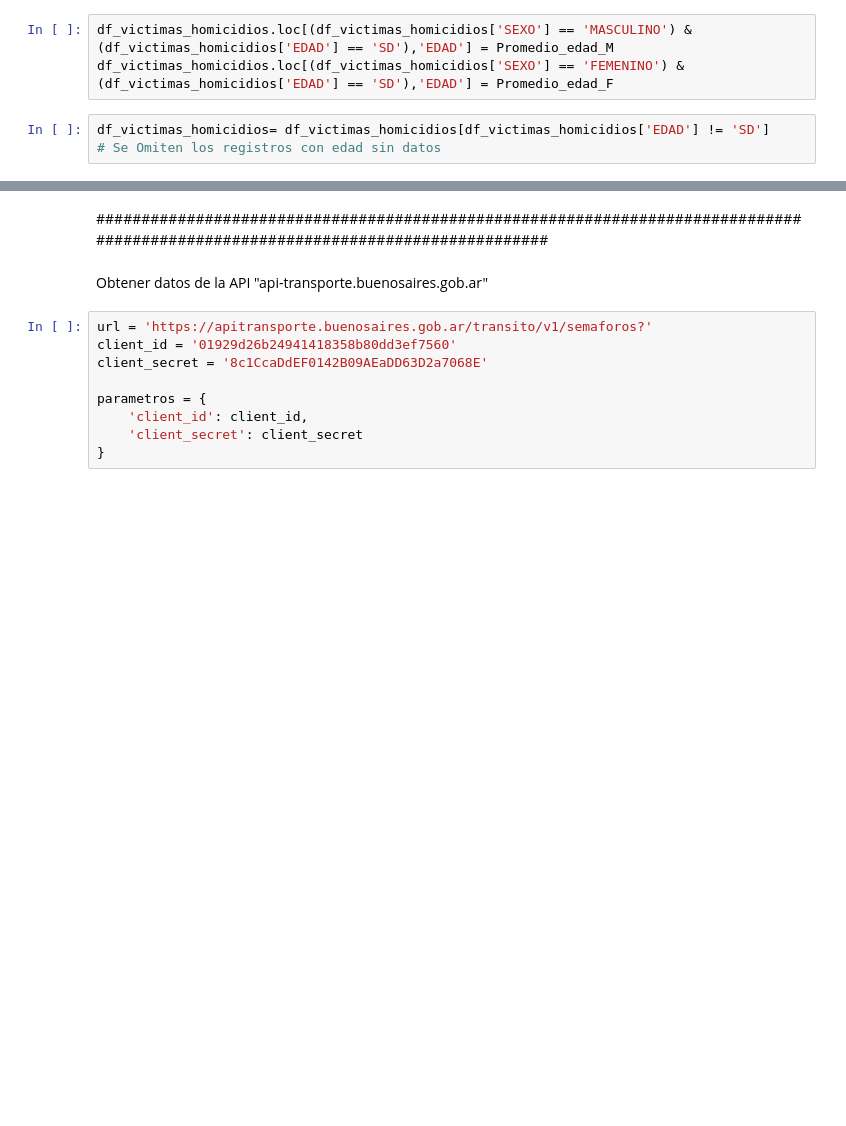
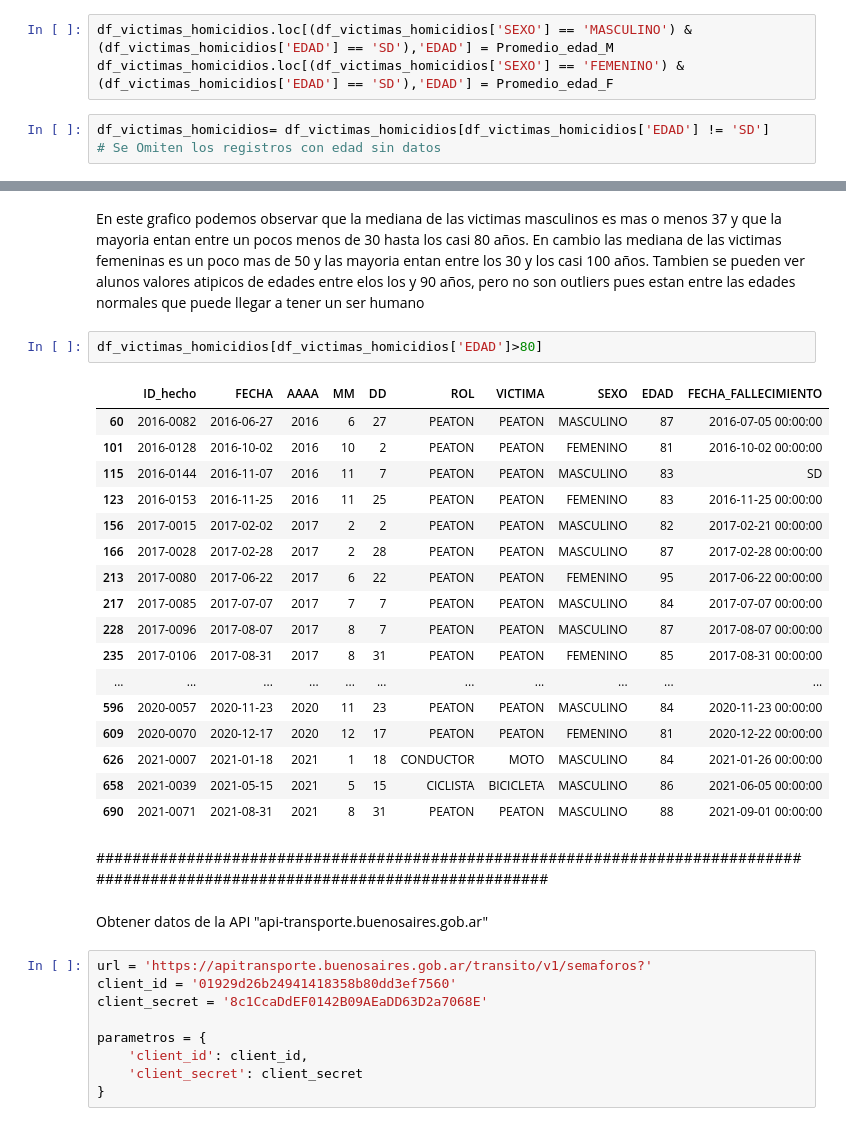
Before and after one commit to nelvinvelazco/henry-PI-SiniestrosViales, a Jupyter notebook: EDA.ipynb, the cells around one changed output, grey strips where cells are left out. Drawn from its saved outputs; the diff is of its cells as text; blank space fills up the shorter version.

```diff
--- a/EDA.ipynb
+++ b/EDA.ipynb
@@ -215,3 +226,25 @@ memory usage: 61.1+ KB
+# %% [markdown]
+En este grafico podemos observar que la mediana de las victimas masculinos es mas o menos 37 y que la mayoria entan entre un pocos menos de 30 hasta los casi 80 años. En cambio las mediana de las victimas femeninas es un poco mas de 50 y las mayoria entan entre los 30 y los casi 100 años. Tambien se pueden ver alunos valores atipicos de edades entre elos los y 90 años, pero no son outliers pues estan entre las edades normales que puede llegar a tener un ser humano
+# %%
+df_victimas_homicidios[df_victimas_homicidios['EDAD']>80]
+# %% [output]
+|  | ID_hecho | FECHA | AAAA | MM | DD | ROL | VICTIMA | SEXO | EDAD | FECHA_FALLECIMIENTO |
+| 60 | 2016-0082 | 2016-06-27 | 2016 | 6 | 27 | PEATON | PEATON | MASCULINO | 87 | 2016-07-05 00:00:00 |
+| 101 | 2016-0128 | 2016-10-02 | 2016 | 10 | 2 | PEATON | PEATON | FEMENINO | 81 | 2016-10-02 00:00:00 |
+| 115 | 2016-0144 | 2016-11-07 | 2016 | 11 | 7 | PEATON | PEATON | MASCULINO | 83 | SD |
+| 123 | 2016-0153 | 2016-11-25 | 2016 | 11 | 25 | PEATON | PEATON | FEMENINO | 83 | 2016-11-25 00:00:00 |
+| 156 | 2017-0015 | 2017-02-02 | 2017 | 2 | 2 | PEATON | PEATON | MASCULINO | 82 | 2017-02-21 00:00:00 |
+| 166 | 2017-0028 | 2017-02-28 | 2017 | 2 | 28 | PEATON | PEATON | MASCULINO | 87 | 2017-02-28 00:00:00 |
+| 213 | 2017-0080 | 2017-06-22 | 2017 | 6 | 22 | PEATON | PEATON | FEMENINO | 95 | 2017-06-22 00:00:00 |
+| 217 | 2017-0085 | 2017-07-07 | 2017 | 7 | 7 | PEATON | PEATON | MASCULINO | 84 | 2017-07-07 00:00:00 |
+| 228 | 2017-0096 | 2017-08-07 | 2017 | 8 | 7 | PEATON | PEATON | MASCULINO | 87 | 2017-08-07 00:00:00 |
+| 235 | 2017-0106 | 2017-08-31 | 2017 | 8 | 31 | PEATON | PEATON | FEMENINO | 85 | 2017-08-31 00:00:00 |
+| ... | ... | ... | ... | ... | ... | ... | ... | ... | ... | ... |
+| 596 | 2020-0057 | 2020-11-23 | 2020 | 11 | 23 | PEATON | PEATON | MASCULINO | 84 | 2020-11-23 00:00:00 |
+| 609 | 2020-0070 | 2020-12-17 | 2020 | 12 | 17 | PEATON | PEATON | FEMENINO | 81 | 2020-12-22 00:00:00 |
+| 626 | 2021-0007 | 2021-01-18 | 2021 | 1 | 18 | CONDUCTOR | MOTO | MASCULINO | 84 | 2021-01-26 00:00:00 |
+| 658 | 2021-0039 | 2021-05-15 | 2021 | 5 | 15 | CICLISTA | BICICLETA | MASCULINO | 86 | 2021-06-05 00:00:00 |
+| 690 | 2021-0071 | 2021-08-31 | 2021 | 8 | 31 | PEATON | PEATON | MASCULINO | 88 | 2021-09-01 00:00:00 |
 # %% [markdown]
 ################################################################################################################################
 # %% [markdown]
```
Also changed, not shown: parts of 11 cells of this notebook.
